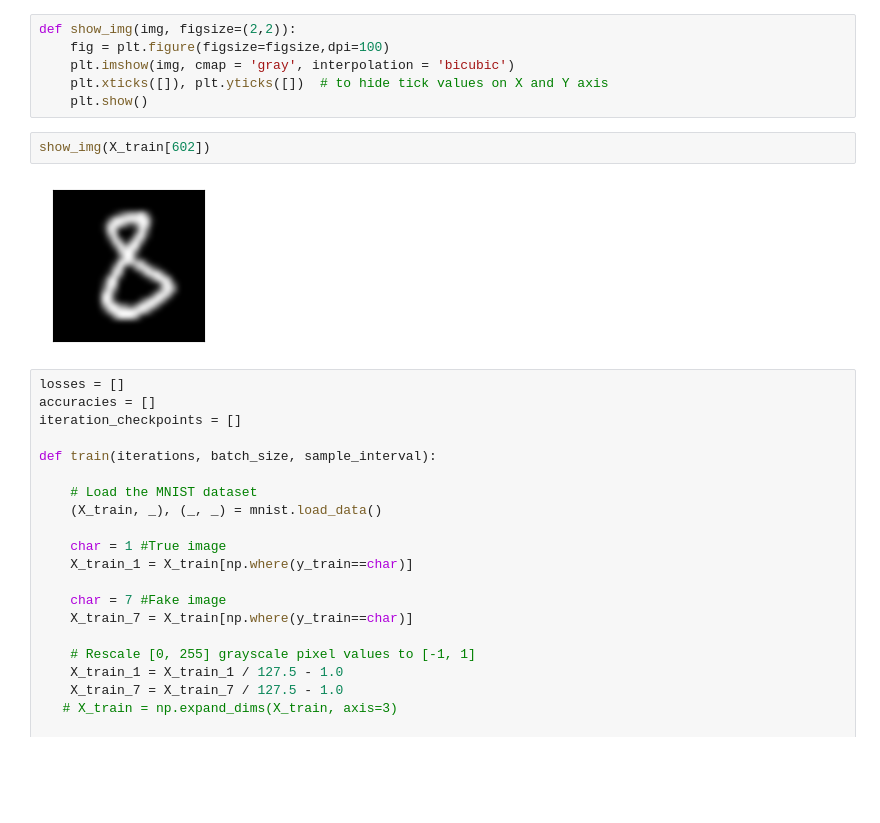
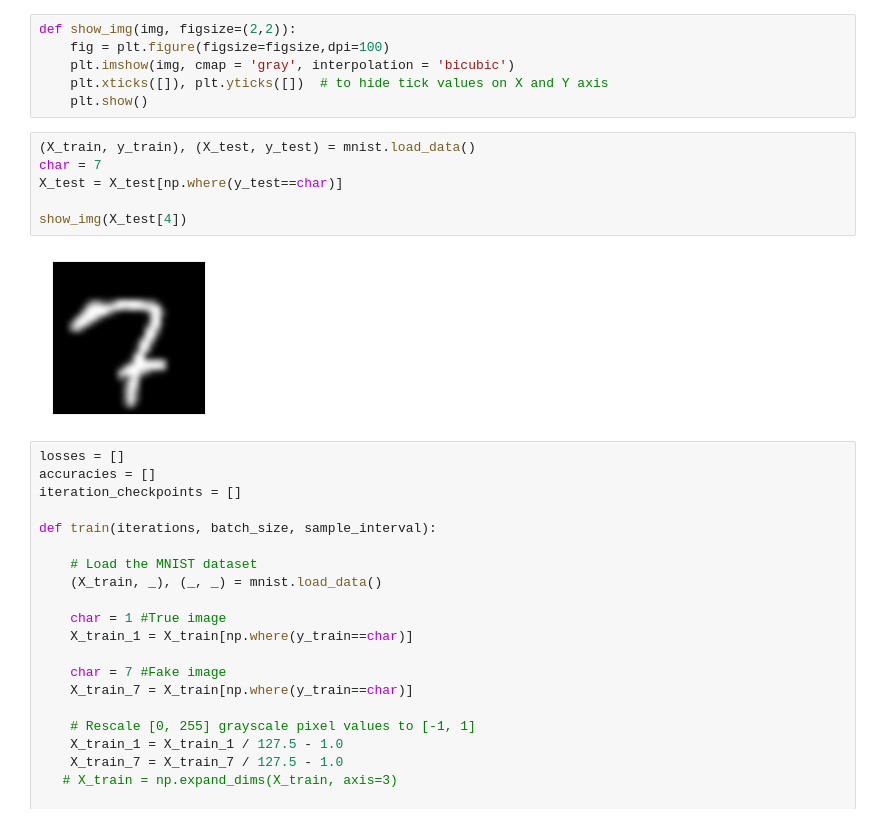
Before and after one commit to miokobayashii/summerschool2022, a Jupyter notebook: day01/Discriminator01_NN.ipynb, the cells around one changed output. Drawn from its saved outputs; the diff is of its cells as text; blank space fills up the shorter version.

```diff
--- a/day01/Discriminator01_NN.ipynb
+++ b/day01/Discriminator01_NN.ipynb
@@ -88,10 +84,14 @@ def show_img(img, figsize=(2,2)):
     plt.imshow(img, cmap = 'gray', interpolation = 'bicubic')
     plt.xticks([]), plt.yticks([])  # to hide tick values on X and Y axis
     plt.show()
-# %%
-show_img(X_train[602])
-# %% [output]
-[figure, removed]
+# %%
+(X_train, y_train), (X_test, y_test) = mnist.load_data()
+char = 7
+X_test = X_test[np.where(y_test==char)]
+
+show_img(X_test[4])
+# %% [output]
+[figure, added]
 # %%
 losses = []
 accuracies = []
```
Also changed, not shown: parts of 5 cells of this notebook, 1 other file.
